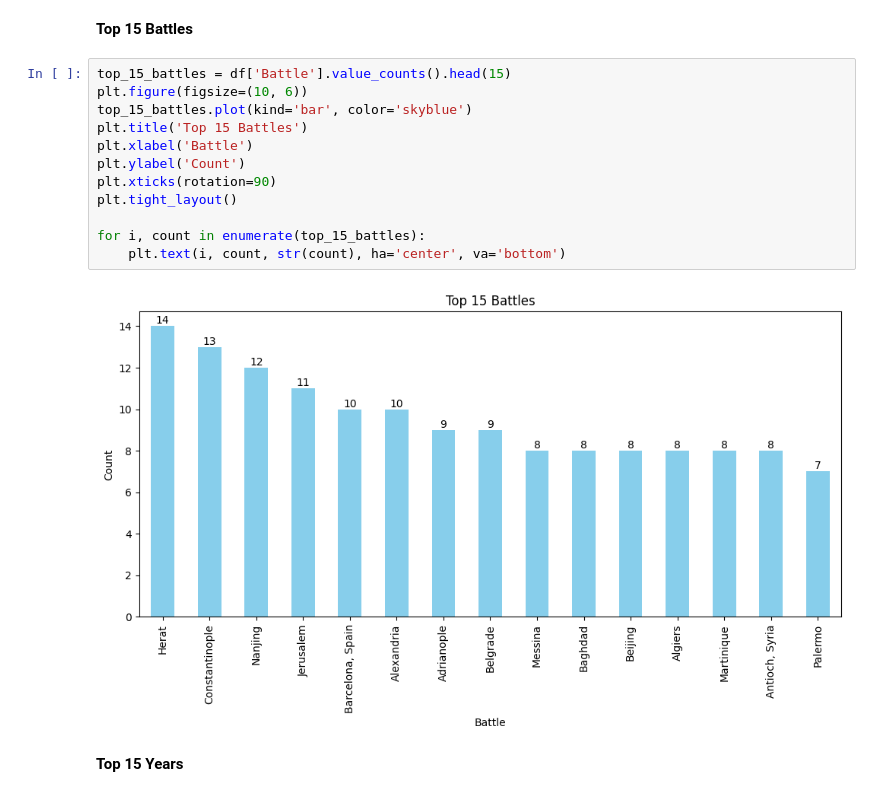
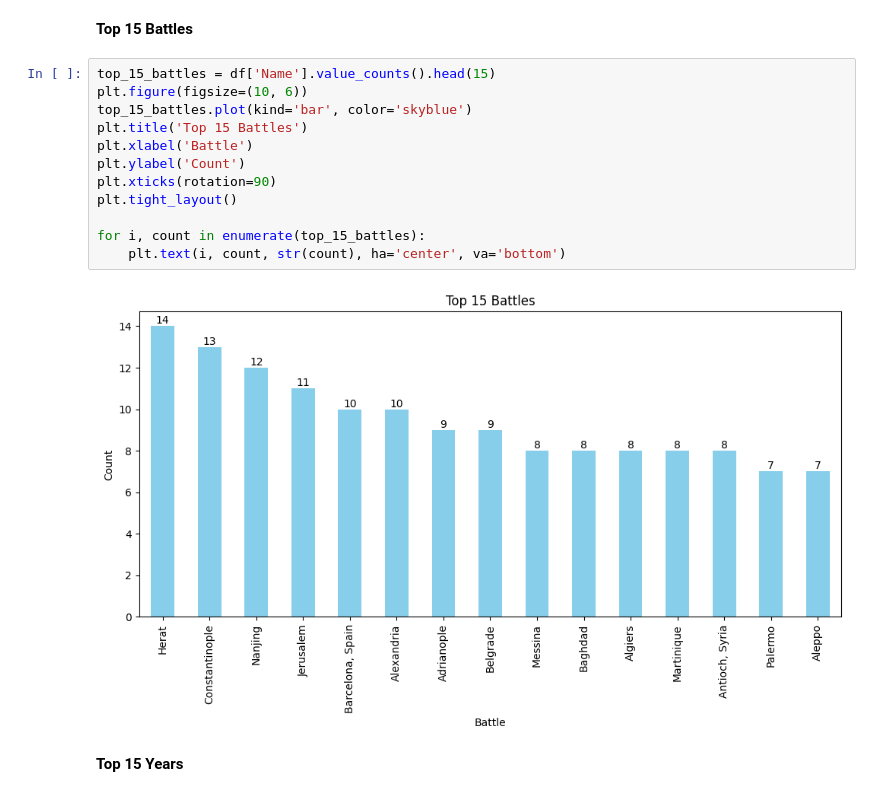
Before and after one commit to JoaoPadrao/PRI-Project, a Jupyter notebook: Statistics.ipynb, the cells around one changed output. Drawn from its saved outputs; the diff is of its cells as text.

```diff
--- a/Statistics.ipynb
+++ b/Statistics.ipynb
@@ -72,19 +53,19 @@ for i, count in enumerate(top_15_countries):
 # %% [markdown]
 **Top 15 Battles**
 # %%
-top_15_battles = df['Battle'].value_counts().head(15)
+top_15_battles = df['Name'].value_counts().head(15)
 plt.figure(figsize=(10, 6))
 top_15_battles.plot(kind='bar', color='skyblue')
 plt.title('Top 15 Battles')
 plt.xlabel('Battle')
 plt.ylabel('Count')
 plt.xticks(rotation=90)
 plt.tight_layout()
 
 for i, count in enumerate(top_15_battles):
     plt.text(i, count, str(count), ha='center', va='bottom')
 # %% [output]
-[figure, old version]
+[figure, new version]
 # %% [markdown]
 **Top 15 Years**
 # %%
```
Also changed, not shown: parts of 4 cells of this notebook, 2 other files.
